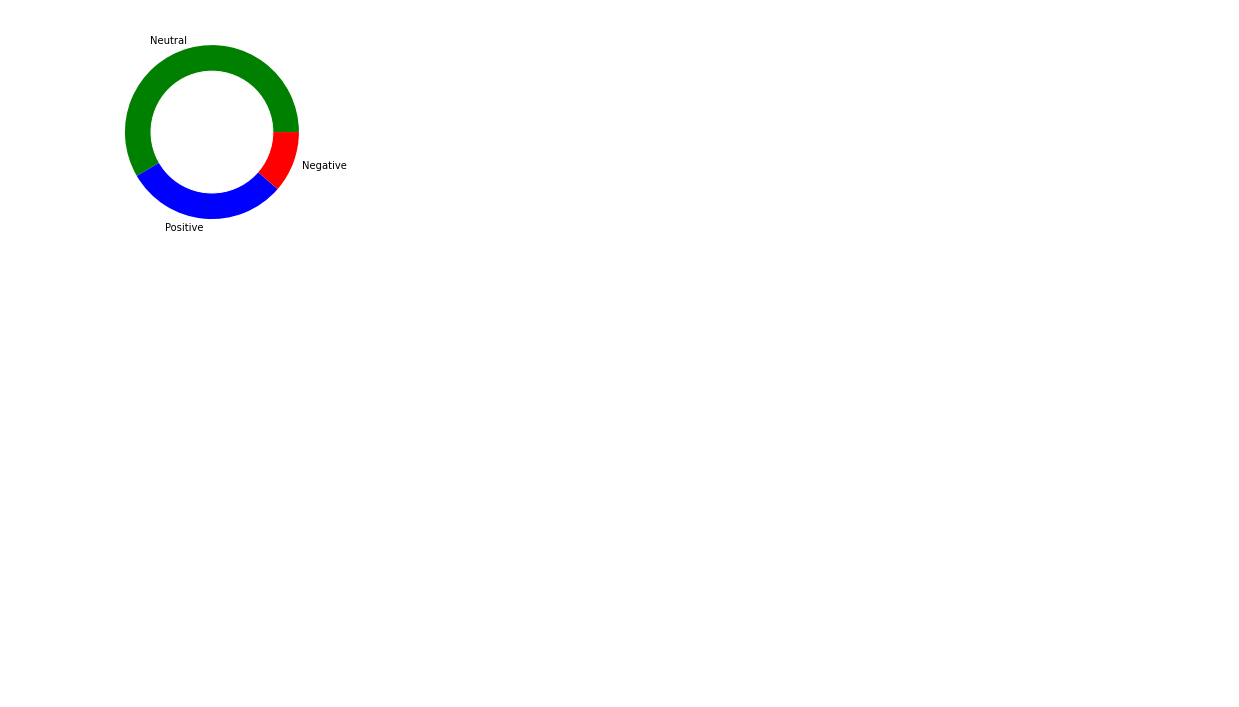
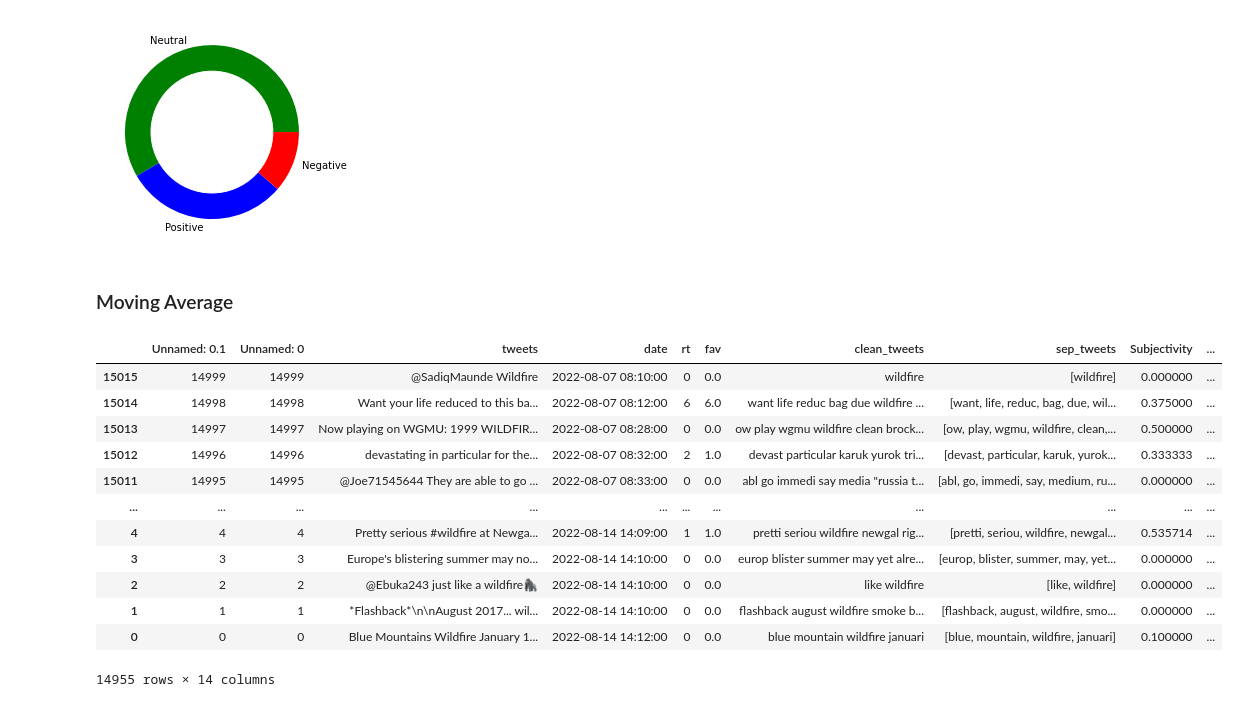
Before and after one commit to baylans/Oscar_sentimentanalysis, a Jupyter notebook: Sentiment Analysis.ipynb, the cells around one changed output. Cells and saved outputs as stored; diff of their text form; code cells hidden in the pictures; blank space fills up the shorter version.

```diff
--- a/Sentiment Analysis.ipynb
+++ b/Sentiment Analysis.ipynb
@@ -522,3 +522,5 @@ p.gca().add_artist(my_circle)
 plt.show()
 # %% [output]
 [figure]
+# %% [markdown]
+### Moving Average
@@ -524,0 +531,16 @@ plt.show()
+# %%
+wildfire
+# %% [output]
+|  | Unnamed: 0.1 | Unnamed: 0 | tweets | date | rt | fav | clean_tweets | sep_tweets | Subjectivity | ... |
+| 15015 | 14999 | 14999 | @SadiqMaunde Wildfire | 2022-08-07 08:10:00 | 0 | 0.0 | wildfire | [wildfire] | 0.000000 | ... |
+| 15014 | 14998 | 14998 | Want your life reduced to this ba... | 2022-08-07 08:12:00 | 6 | 6.0 | want life reduc bag due wildfire ... | [want, life, reduc, bag, due, wil... | 0.375000 | ... |
+| 15013 | 14997 | 14997 | Now playing on WGMU: 1999 WILDFIR... | 2022-08-07 08:28:00 | 0 | 0.0 | ow play wgmu wildfire clean brock... | [ow, play, wgmu, wildfire, clean,... | 0.500000 | ... |
+| 15012 | 14996 | 14996 | devastating in particular for the... | 2022-08-07 08:32:00 | 2 | 1.0 | devast particular karuk yurok tri... | [devast, particular, karuk, yurok... | 0.333333 | ... |
+| 15011 | 14995 | 14995 | @Joe71545644 They are able to go ... | 2022-08-07 08:33:00 | 0 | 0.0 | abl go immedi say media "russia t... | [abl, go, immedi, say, medium, ru... | 0.000000 | ... |
+| ... | ... | ... | ... | ... | ... | ... | ... | ... | ... | ... |
+| 4 | 4 | 4 | Pretty serious #wildfire at Newga... | 2022-08-14 14:09:00 | 1 | 1.0 | pretti seriou wildfire newgal rig... | [pretti, seriou, wildfire, newgal... | 0.535714 | ... |
+| 3 | 3 | 3 | Europe's blistering summer may no... | 2022-08-14 14:10:00 | 0 | 0.0 | europ blister summer may yet alre... | [europ, blister, summer, may, yet... | 0.000000 | ... |
+| 2 | 2 | 2 | @Ebuka243 just like a wildfire🦍 | 2022-08-14 14:10:00 | 0 | 0.0 | like wildfire | [like, wildfire] | 0.000000 | ... |
+| 1 | 1 | 1 | *Flashback*\n\nAugust 2017... wil... | 2022-08-14 14:10:00 | 0 | 0.0 | flashback august wildfire smoke b... | [flashback, august, wildfire, smo... | 0.000000 | ... |
+| 0 | 0 | 0 | Blue Mountains Wildfire January 1... | 2022-08-14 14:12:00 | 0 | 0.0 | blue mountain wildfire januari | [blue, mountain, wildfire, januari] | 0.100000 | ... |
+14955 rows × 14 columns
```
Also changed, not shown: parts of 3 cells of this notebook.
